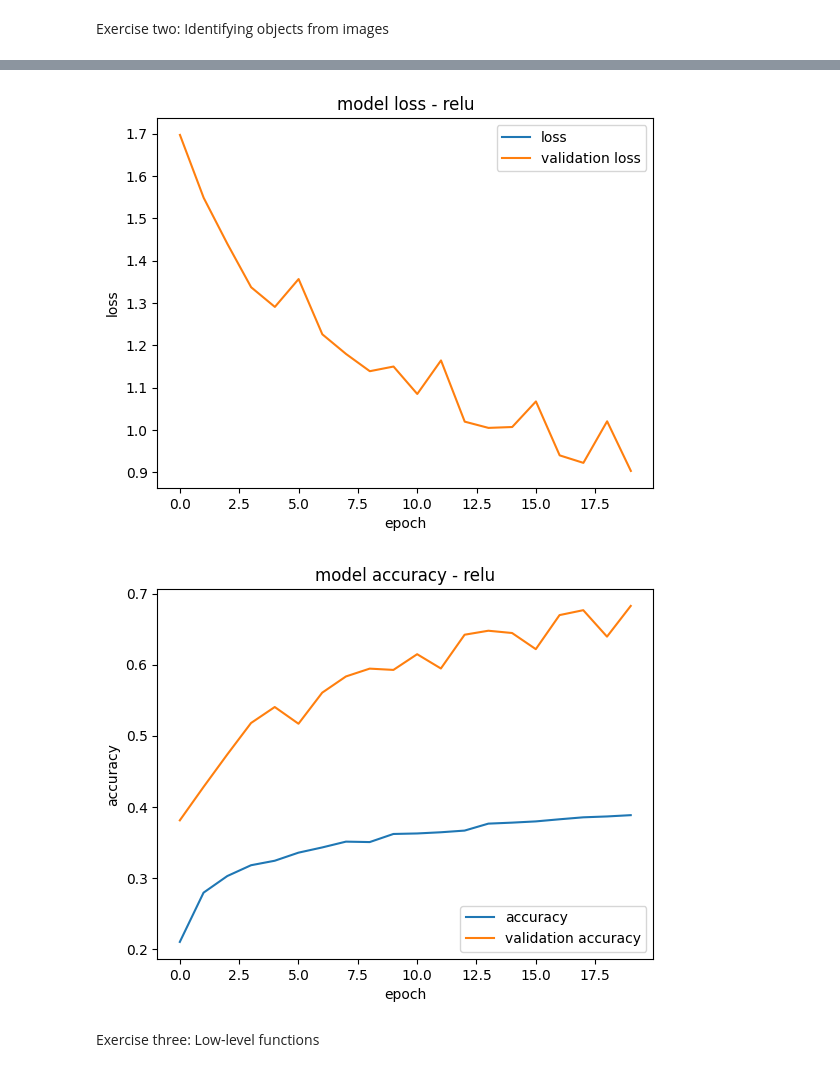
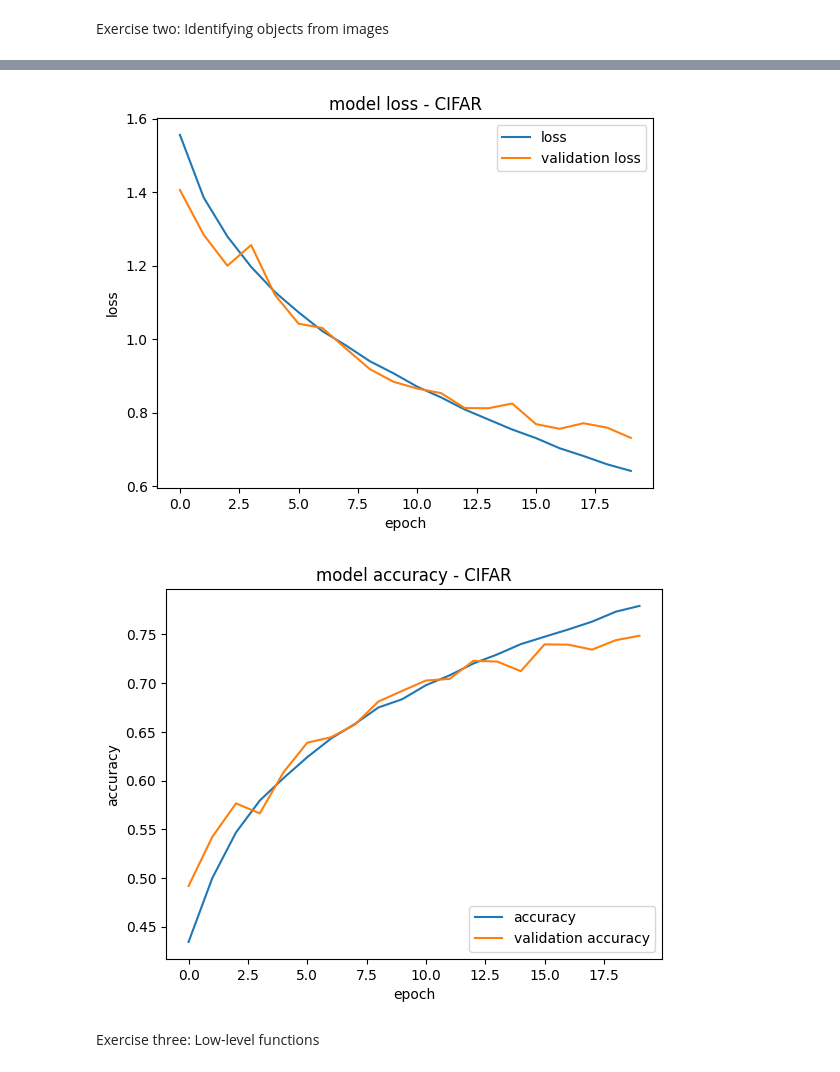
Before and after one commit to sNug0/INFOMHNA, a Jupyter notebook: Lab Assignment 1.ipynb, the cells around one changed output, grey strips where cells are left out. Saved outputs shown, nothing was run; the diff lists cells and outputs as text; code cells hidden in the pictures.

Commit message:
fixed cifar model

```diff
--- a/Lab Assignment 1.ipynb
+++ b/Lab Assignment 1.ipynb
@@ -326,21 +347,20 @@ y_test_cifar_labels = keras.utils.to_categorical(y_test_cifar, 10)
 # %%
 model_dnn_cifar = keras.Sequential()
 model_dnn_cifar.add(keras.layers.Conv2D(filters=32, kernel_size=(3, 3),
-activation="relu", input_shape=(32, 32, 3), padding = 'same'))
-model_dnn_cifar.add(keras.layers.Conv2D(filters=32, kernel_size=(3, 3),
+activation="relu", input_shape = (32, 32, 3), padding = 'same'))
+model_dnn_cifar.add(keras.layers.Conv2D(filters=64, kernel_size=(3, 3),
 activation="relu"))
 model_dnn_cifar.add(keras.layers.MaxPool2D(pool_size=(2, 2)))
 model_dnn_cifar.add(keras.layers.Dropout(rate=0.25))
 model_dnn_cifar.add(keras.layers.Conv2D(filters=32, kernel_size=(3, 3),
-activation="relu", padding = 'same'))
-model_dnn_cifar.add(keras.layers.Conv2D(filters=32, kernel_size=(3, 3),
+activation="relu"))
+model_dnn_cifar.add(keras.layers.Conv2D(filters=64, kernel_size=(3, 3),
 activation="relu"))
 model_dnn_cifar.add(keras.layers.MaxPool2D(pool_size=(2, 2)))
 model_dnn_cifar.add(keras.layers.Dropout(rate=0.25))
 model_dnn_cifar.add(keras.layers.Flatten())
 model_dnn_cifar.add(keras.layers.Dense(512, activation="relu"))
 model_dnn_cifar.add(keras.layers.Dense(10, activation="softmax"))
-model_dnn_cifar.add(keras.layers.Dropout(rate=0.50))
 model_dnn_cifar.compile(loss='categorical_crossentropy')
 # %%
 model_dnn_cifar.compile(loss='categorical_crossentropy',
@@ -374,24 +394,24 @@ Epoch 20/20
 #Loss graph
 plt.plot(history_dnn_cifar.history['loss'])
 plt.plot(history_dnn_cifar.history['val_loss'])
-plt.title('model loss - relu')
+plt.title('model loss - CIFAR')
 plt.ylabel('loss')
 plt.xlabel('epoch')
 plt.legend(['loss', 'validation loss'], loc='upper right')
 plt.show()
 # %% [output]
-[figure, old version]
+[figure, new version]
 # %%
 #Accuracy graph
 plt.plot(history_dnn_cifar.history['accuracy'])
 plt.plot(history_dnn_cifar.history['val_accuracy'])
-plt.title('model accuracy - relu')
+plt.title('model accuracy - CIFAR')
 plt.ylabel('accuracy')
 plt.xlabel('epoch')
 plt.legend(['accuracy', 'validation accuracy'], loc='lower right')
 plt.show()
 # %% [output]
-[figure, old version]
+[figure, new version]
 # %% [markdown]
 Exercise three: Low-level functions
 # %% [markdown]
```
Also changed, not shown: parts of 35 cells of this notebook.
